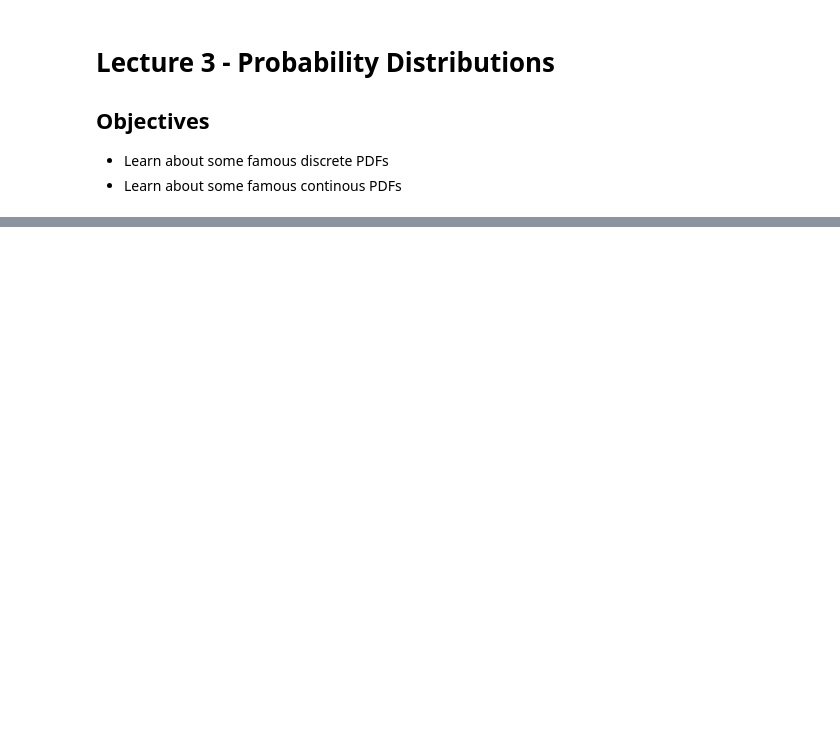
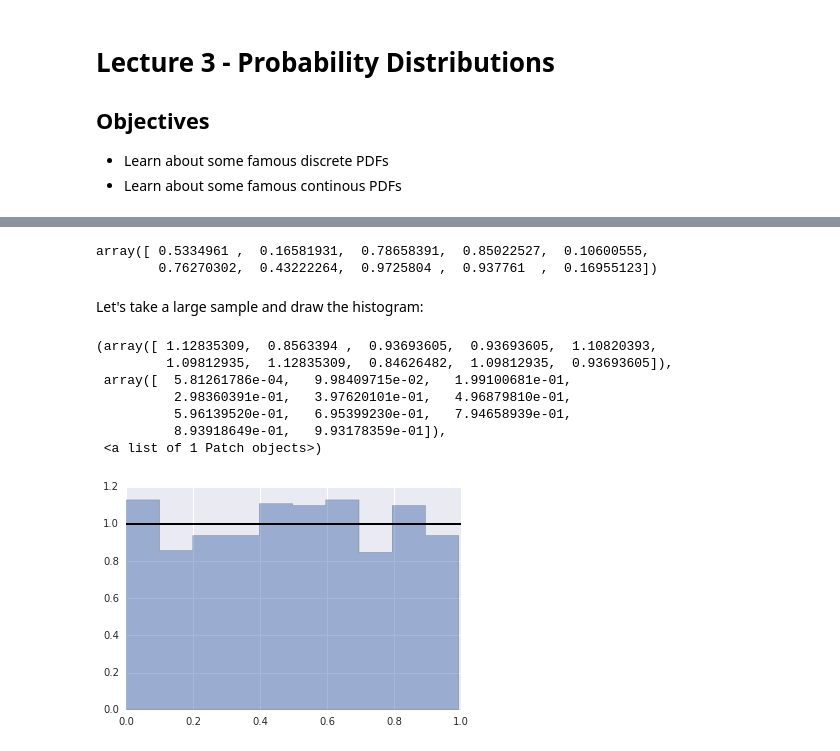
Before and after one commit to nawalgao/uq-course, a Jupyter notebook: lectures/lec_03.ipynb, the cells around one changed output, grey strips where cells are left out. Saved outputs shown, nothing was run; the diff lists cells and outputs as text; code cells hidden in the pictures; blank space fills up the shorter version.

```diff
--- a/lectures/lec_03.ipynb
+++ b/lectures/lec_03.ipynb
@@ -45,0 +171,21 @@ X = st.norm(loc=0.5, scale=2.)
+# %%
+X = st.uniform(0, 1)
+X.rvs(10)
+# %% [output]
+array([ 0.5334961 ,  0.16581931,  0.78658391,  0.85022527,  0.10600555,
+        0.76270302,  0.43222264,  0.9725804 ,  0.937761  ,  0.16955123])
+# %% [markdown]
+Let's take a large sample and draw the histogram:
+# %%
+x = np.linspace(0, 1, 100)
+plt.plot(x, X.pdf(x), 'k-', lw=2)
+plt.hist(X.rvs(1000), normed=True, histtype='stepfilled', alpha=0.5)
+# %% [output]
+(array([ 1.12835309,  0.8563394 ,  0.93693605,  0.93693605,  1.10820393,
+         1.09812935,  1.12835309,  0.84626482,  1.09812935,  0.93693605]),
+ array([  5.81261786e-04,   9.98409715e-02,   1.99100681e-01,
+          2.98360391e-01,   3.97620101e-01,   4.96879810e-01,
+          5.96139520e-01,   6.95399230e-01,   7.94658939e-01,
+          8.93918649e-01,   9.93178359e-01]),
+ <a list of 1 Patch objects>)
+[figure, added]
```
Also changed, not shown: parts of 45 cells of this notebook, 3 other files.
